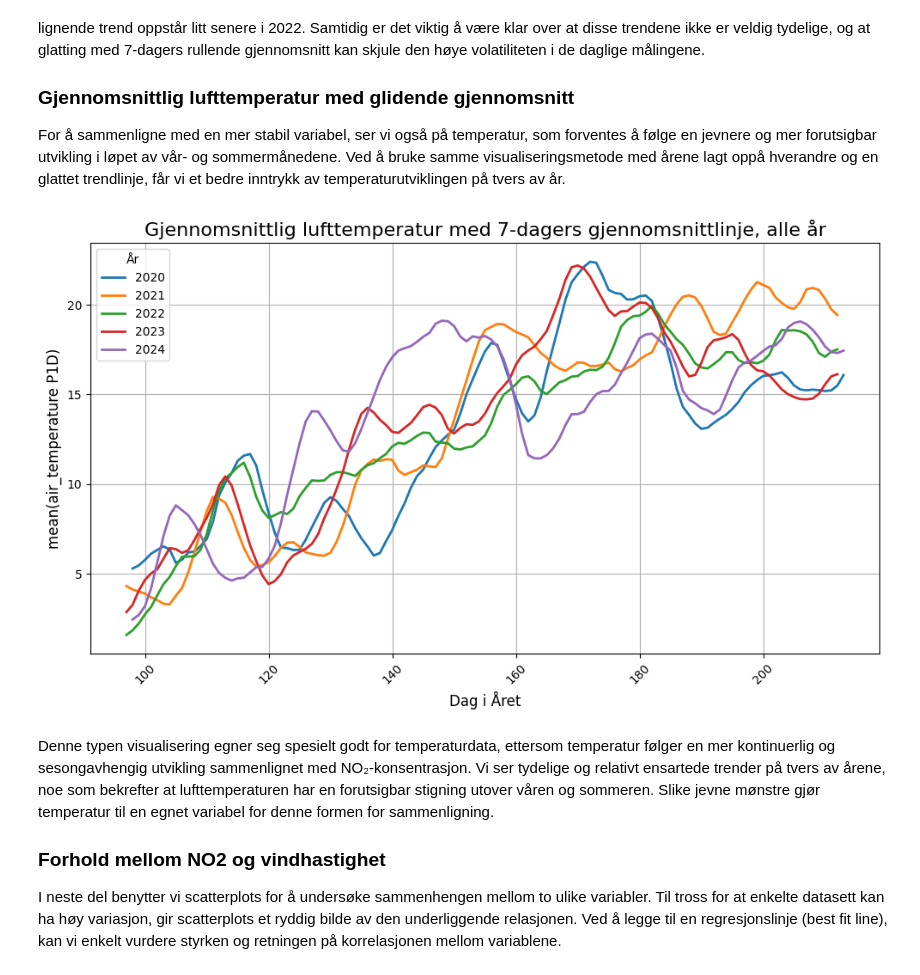
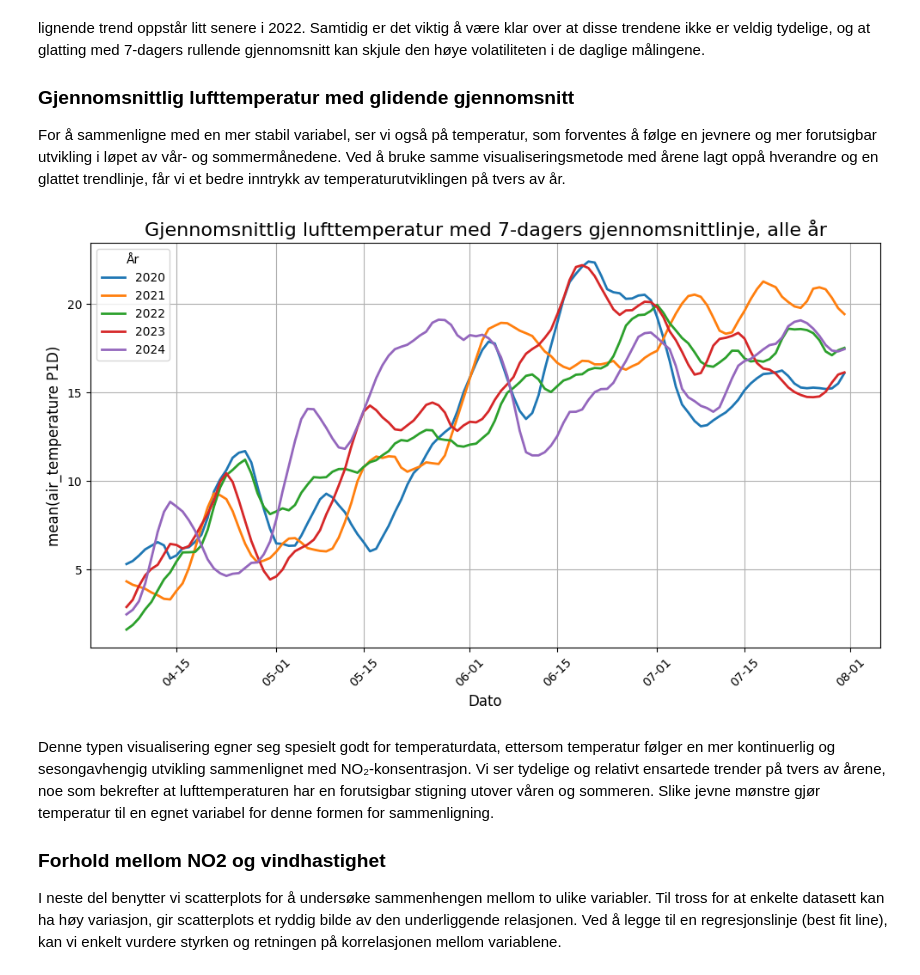
Before and after one commit to andre-hegre/Miljoeanalyse, a Jupyter notebook: proj_environment-main/notebooks/Visualisering+prediktiv analyse.ipynb, the cells around one changed output. Saved outputs shown, nothing was run; the diff lists cells and outputs as text; code cells hidden in the pictures.

```diff
--- a/proj_environment-main/notebooks/Visualisering+prediktiv analyse.ipynb
+++ b/proj_environment-main/notebooks/Visualisering+prediktiv analyse.ipynb
@@ -133,37 +133,38 @@ For å sammenligne med en mer stabil variabel, ser vi også på temperatur, som
 # Henter data fra "df2_data" som inneholder værdata
 Værdata=pd.read_json('../data/df2_data.json')
 
 Værdata["date"] = pd.to_datetime(Værdata["referenceTime"],unit='ms')
 
 Værdata["year"] = Værdata["date"].dt.year
 
 variable="mean(air_temperature P1D)"
 
 avg_periode=7
 
 plt.figure(figsize=(10, 6))
 
 for year, group in Værdata.groupby("year"):
     group = group.copy()
-    group["day_of_year"] = group["date"].dt.day_of_year  # får datoene til å samsvare gjennom årene
+    group["date_aligned"] = group["date"].apply(lambda d: d.replace(year=2000))
     group[f"{variable}_avg_periode"] = group[variable].rolling(window=avg_periode).mean()
 
     # Plotter gjennomsnitt
-    plt.plot(group["day_of_year"], group[f"{variable}_avg_periode"], label=f"{year}", linewidth=2)
+    plt.plot(group["date_aligned"], group[f"{variable}_avg_periode"], label=f"{year}", linewidth=2)
 
 
 plt.title("Gjennomsnittlig lufttemperatur med 7-dagers gjennomsnittlinje, alle år", fontsize=16)
-plt.xlabel("Dag i Året", fontsize=12)
+plt.xlabel("Dato", fontsize=12)
 plt.ylabel(variable, fontsize=12)
+plt.gca().xaxis.set_major_formatter(mdates.DateFormatter('%m-%d'))
 plt.xticks(rotation=45)
 plt.grid(True)
 plt.legend(title="År")
 
 
 plt.tight_layout()
 plt.show()
 # %% [output]
-[figure, old version]
+[figure, new version]
 # %% [markdown]
 Denne typen visualisering egner seg spesielt godt for temperaturdata, ettersom temperatur følger en mer kontinuerlig og sesongavhengig utvikling sammenlignet med NO₂-konsentrasjon. Vi ser tydelige og relativt ensartede trender på tvers av årene, noe som bekrefter at lufttemperaturen har en forutsigbar stigning utover våren og sommeren. Slike jevne mønstre gjør temperatur til en egnet variabel for denne formen for sammenligning.
 
```
Also changed, not shown: parts of 2 cells of this notebook, 1 other file.
